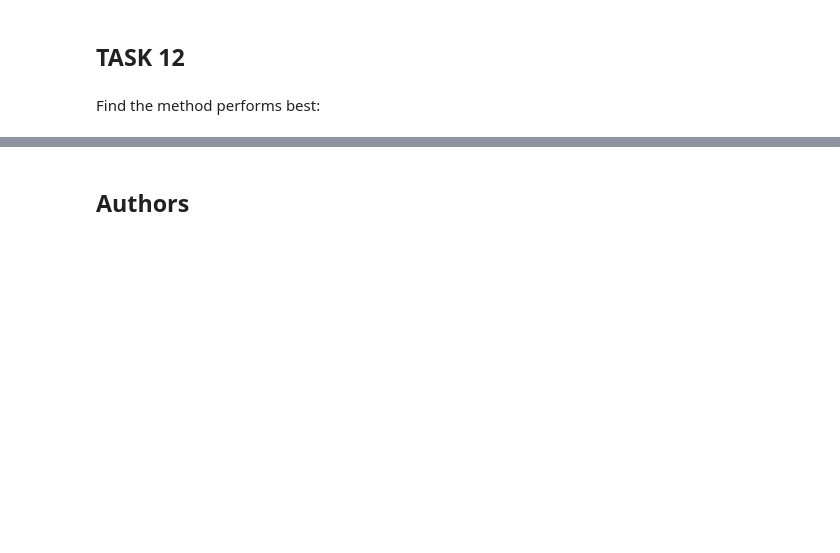
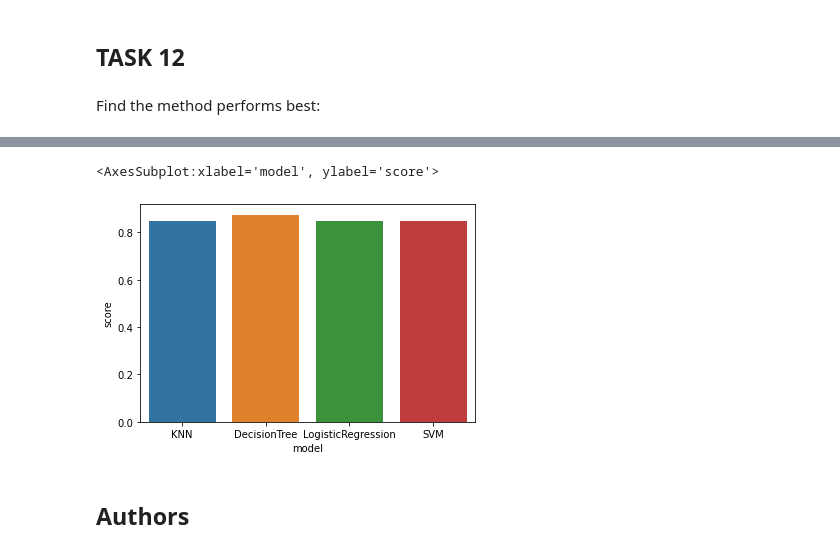
Before and after one commit to iwutung/IBM-DSC, a Jupyter notebook: SpaceX_Machine Learning Prediction_Part_5.ipynb, the cells around one changed output, grey strips where cells are left out. Drawn from its saved outputs; the diff is of its cells as text; code cells hidden in the pictures; blank space fills up the shorter version.

```diff
--- a/SpaceX_Machine Learning Prediction_Part_5.ipynb
+++ b/SpaceX_Machine Learning Prediction_Part_5.ipynb
@@ -351,0 +350,5 @@ All the methods have the same accuracy with the test data
+# %%
+model_Score = {'model':('KNN','DecisionTree','LogisticRegression','SVM'), 'score':(knn_cv.best_score_,tree_cv.best_score_,logreg_cv.best_score_,svm_cv.best_score_)}
+
+model_df = pd.DataFrame(model_Score)
+model_df
@@ -352,3 +361,8 @@ All the methods have the same accuracy with the test data
+# %%
+sns.barplot(data=model_df,y='score',x='model')
+# %% [output]
+<AxesSubplot:xlabel='model', ylabel='score'>
+[figure, added]
 # %% [markdown]
 ## Authors
 # %% [markdown]
```
Also changed, not shown: parts of 7 cells of this notebook.
